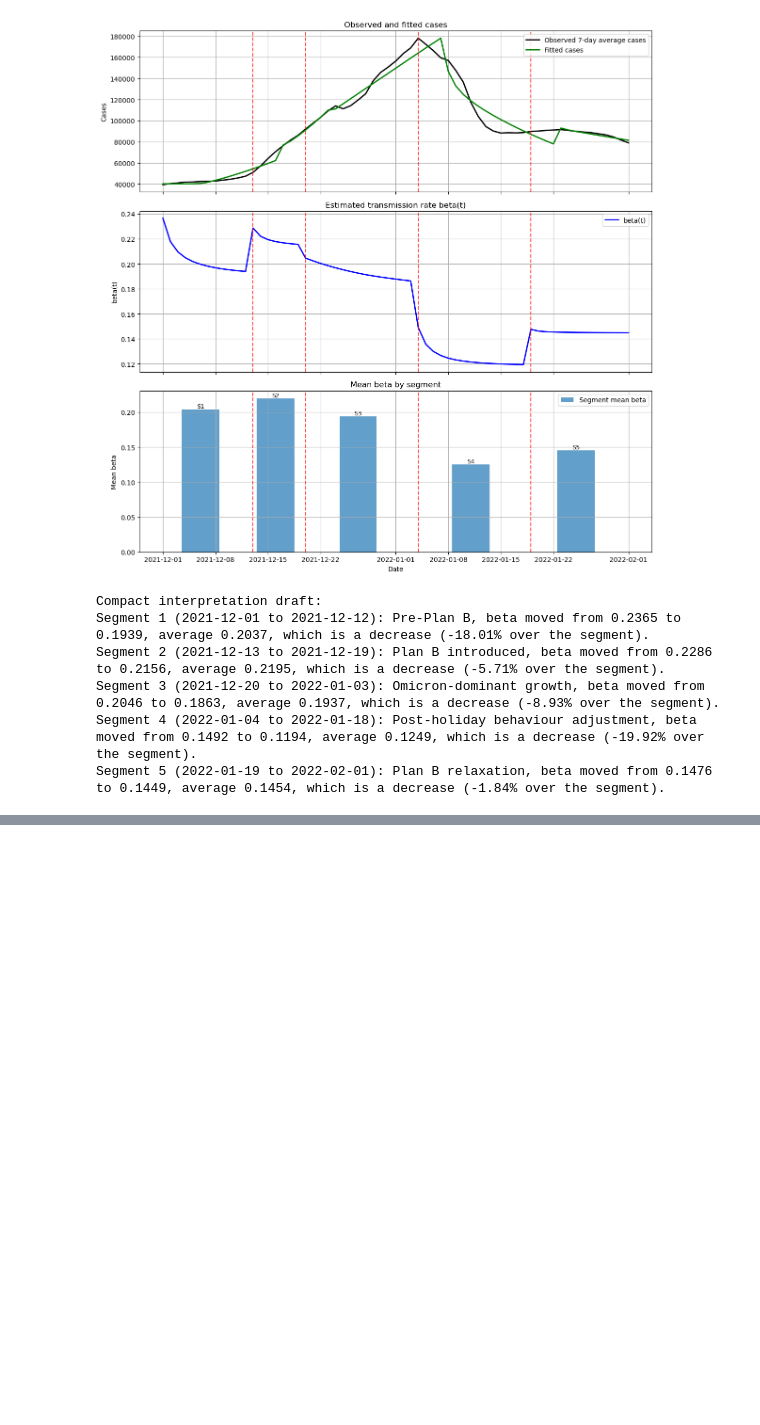
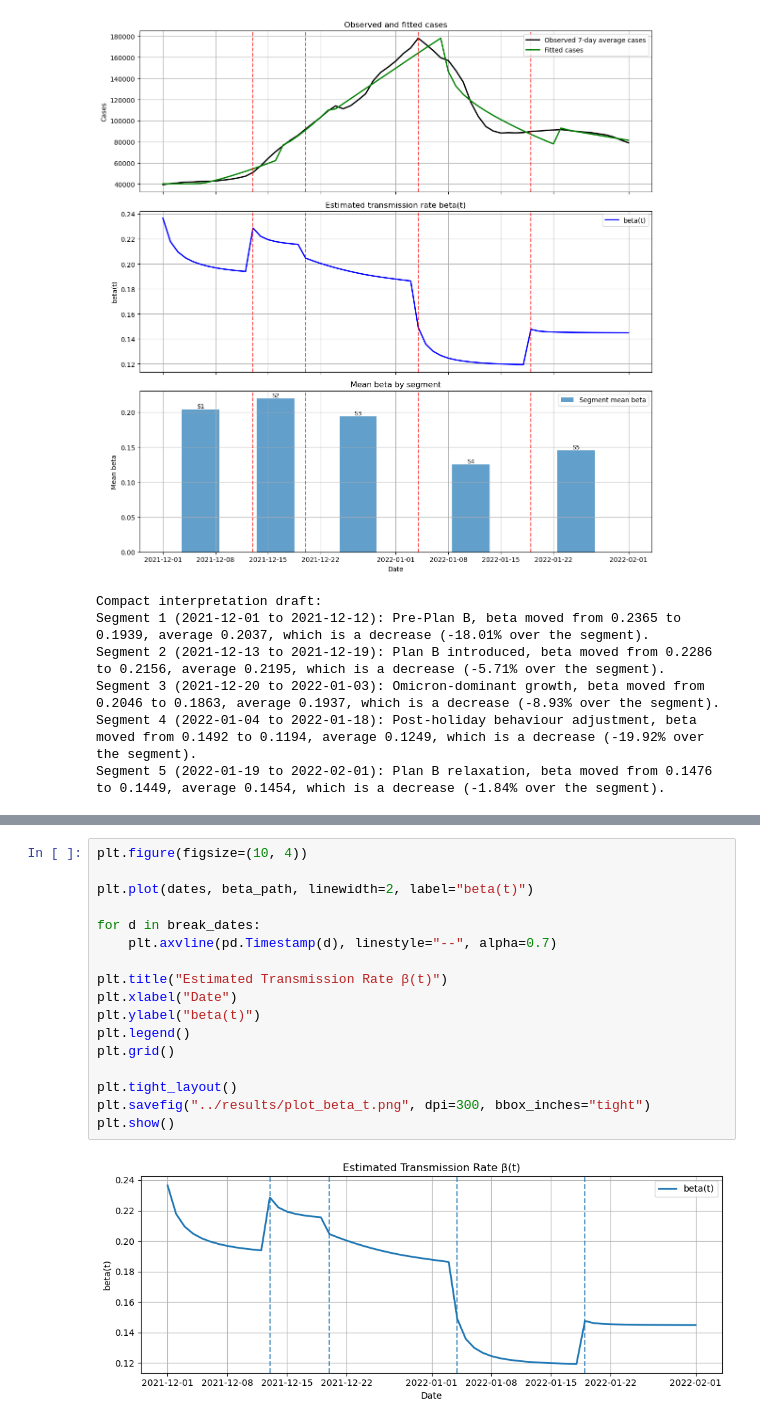
Before and after one commit to SequorIkkyu/covid-m4r, a Jupyter notebook: notebooks/beta_changing_uk1.ipynb, the cells around one changed output, grey strips where cells are left out. Drawn from its saved outputs; the diff is of its cells as text; blank space fills up the shorter version.

```diff
--- a/notebooks/beta_changing_uk1.ipynb
+++ b/notebooks/beta_changing_uk1.ipynb
@@ -529,0 +550,19 @@ Segment 5 (2022-01-19 to 2022-02-01): Plan B relaxation, beta moved from 0.1476
+# %%
+plt.figure(figsize=(10, 4))
+
+plt.plot(dates, beta_path, linewidth=2, label="beta(t)")
+
+for d in break_dates:
+    plt.axvline(pd.Timestamp(d), linestyle="--", alpha=0.7)
+
+plt.title("Estimated Transmission Rate β(t)")
+plt.xlabel("Date")
+plt.ylabel("beta(t)")
+plt.legend()
+plt.grid()
+
+plt.tight_layout()
+plt.savefig("../results/plot_beta_t.png", dpi=300, bbox_inches="tight")
+plt.show()
+# %% [output]
+[figure, added]
```
Also changed, not shown: parts of 2 cells of this notebook, 3 other files.
